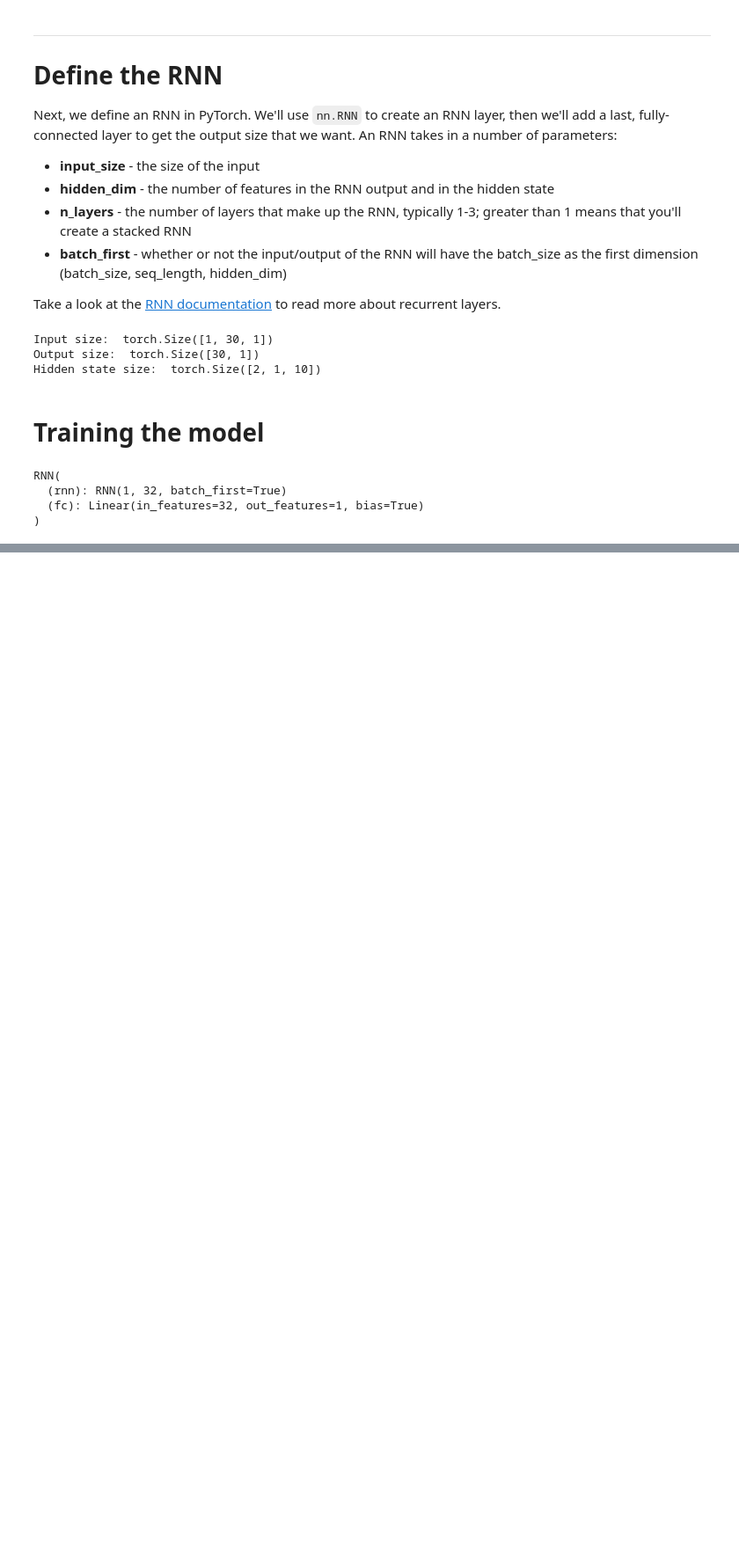
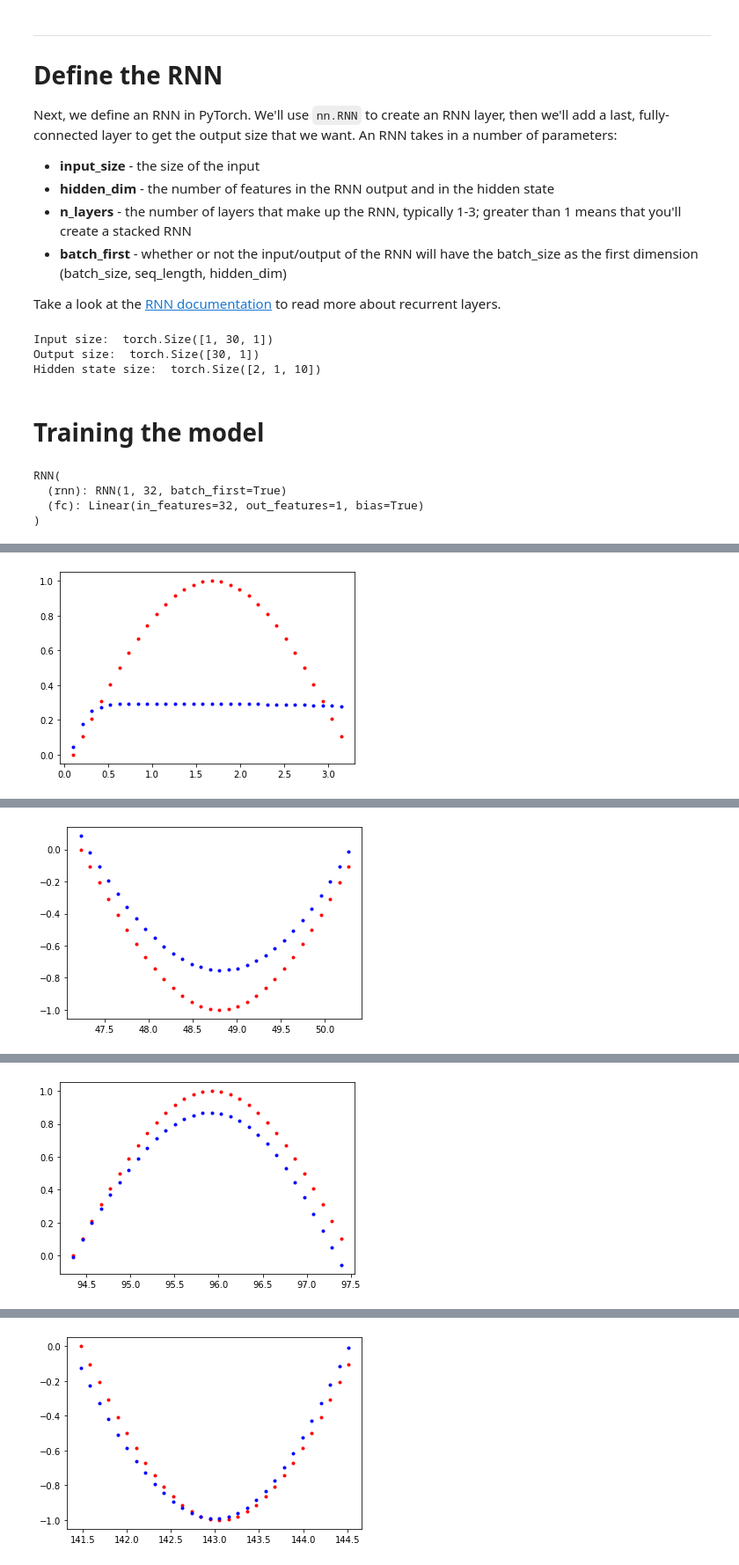
Before and after one commit to infiniteoverflow/Simple-RNN, a Jupyter notebook: Simple_RNN.ipynb, the cells around one changed output, grey strips where cells are left out. Shown at 88% size. Saved outputs shown, nothing was run; the diff lists cells and outputs as text; code cells hidden in the pictures; blank space fills up the shorter version.

```diff
--- a/Simple_RNN.ipynb
+++ b/Simple_RNN.ipynb
@@ -105,3 +105,47 @@ RNN(
 # MSE loss and Adam optimizer with a learning rate of 0.01
 criterion = nn.MSELoss()
 optimizer = torch.optim.Adam(rnn.parameters(), lr=0.01)
+# %%
+def train(rnn,n_steps,print_every):
+  hidden = None
+
+  for batch_i,steps in enumerate(range(n_steps)):
+
+    # Defining the data
+    time_steps = np.linspace(steps*np.pi , (steps+1)*np.pi,num=seq_length+1)
+    data = np.sin(time_steps)
+    data.resize((seq_length+1,1))
+
+    x = data[:-1]
+    y = data[1:]
+
+    x_tensor = torch.Tensor(x).unsqueeze(0)
+    y_tensor = torch.Tensor(y)
+
+    prediction , hidden = rnn(x_tensor,hidden)
+
+    hidden = hidden.data
+
+    # calculate the loss
+    loss = criterion(prediction, y_tensor)
+    # zero gradients
+    optimizer.zero_grad()
+    # perform backprop and update weights
+    loss.backward()
+    optimizer.step()
+
+    # display loss and predictions
+    if batch_i%print_every == 0:
+        print('Loss: ', loss.item())
+        plt.plot(time_steps[1:], x, 'r.') # input
+        plt.plot(time_steps[1:], prediction.data.numpy().flatten(), 'b.') # predictions
+        plt.show()
+
+  return rnn
+# %%
+# train the rnn and monitor results
+n_steps = 75
+print_every = 15
+
+trained_rnn = train(rnn, n_steps, print_every)
+# %% [output]
@@ -107,0 +153 @@ optimizer = torch.optim.Adam(rnn.parameters(), lr=0.01)
+[figure, added]
@@ -107,0 +155 @@ optimizer = torch.optim.Adam(rnn.parameters(), lr=0.01)
+[figure, added]
@@ -107,0 +157 @@ optimizer = torch.optim.Adam(rnn.parameters(), lr=0.01)
+[figure, added]
@@ -107,0 +159 @@ optimizer = torch.optim.Adam(rnn.parameters(), lr=0.01)
+[figure, added]
```
Also changed, not shown: parts of 1 cell of this notebook.
